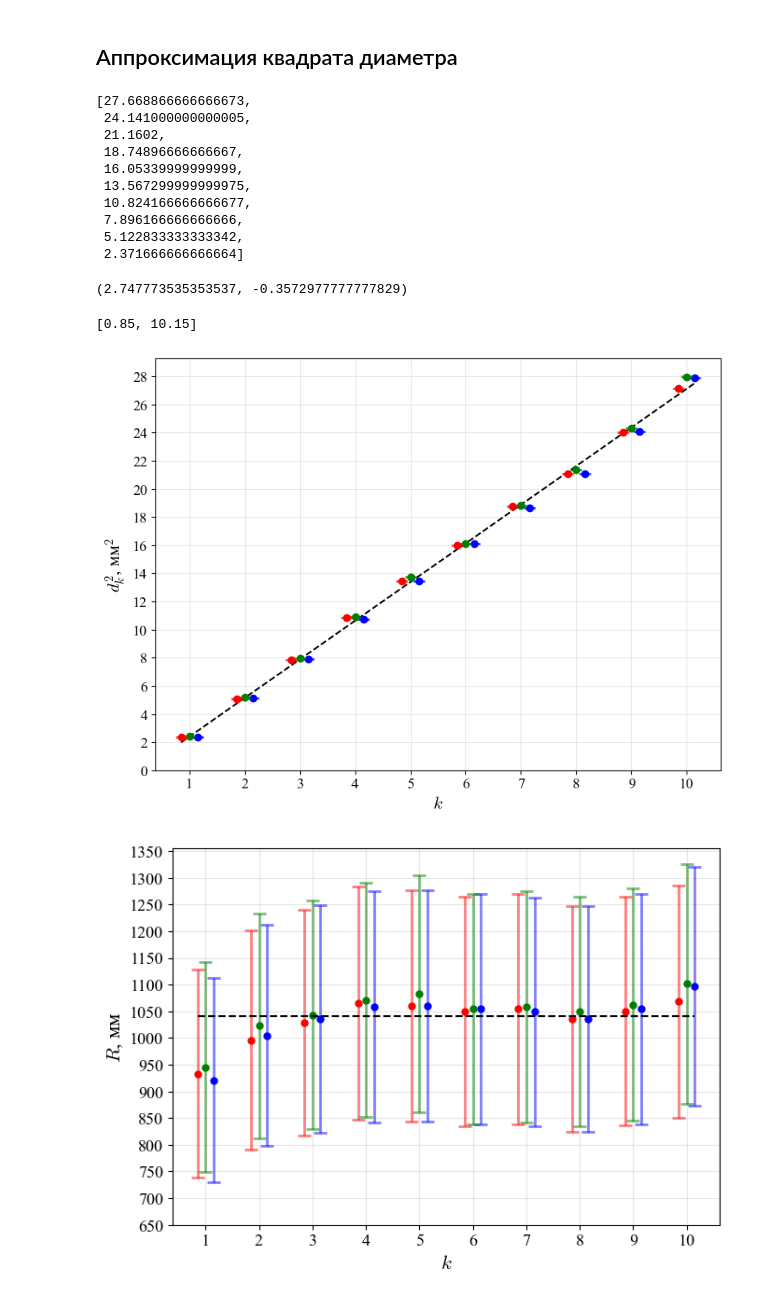
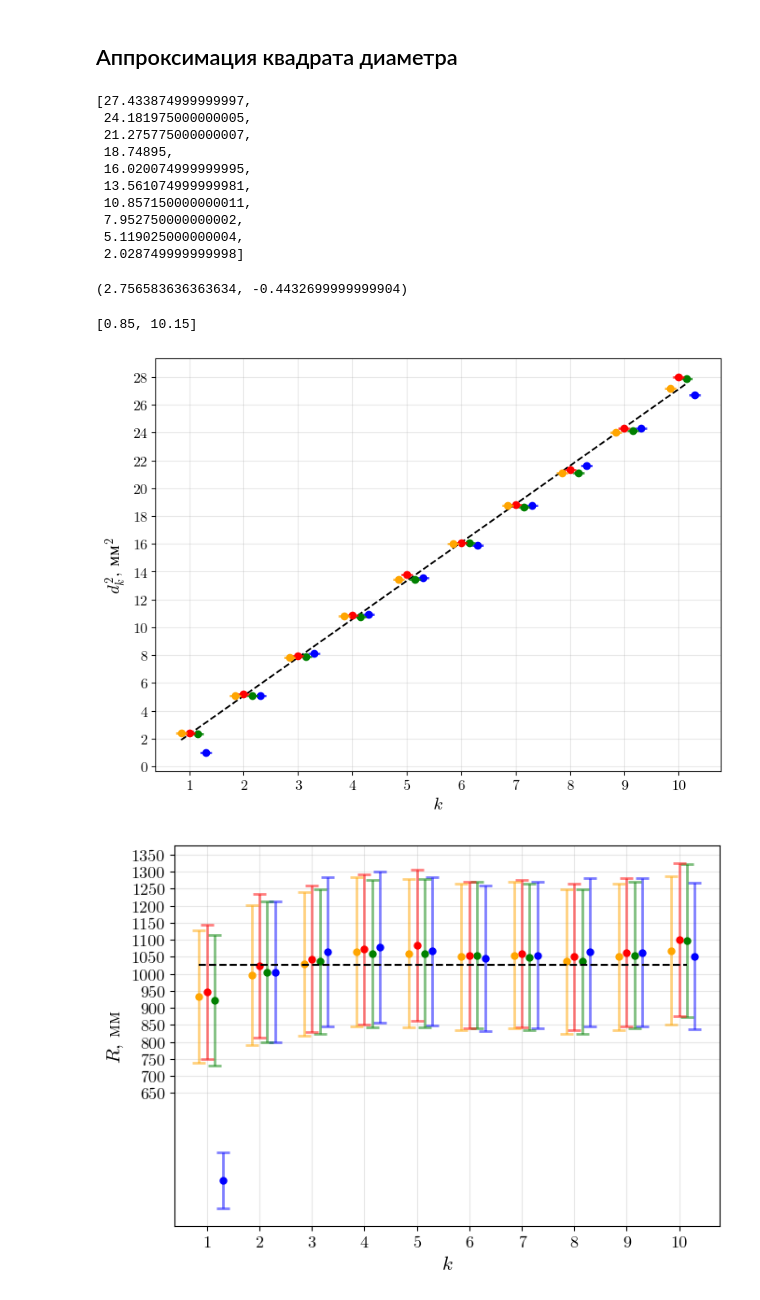
Before and after one commit to SerKin0/IBTC-physics-2k4s-latex-newton_ring, a Jupyter notebook: data/main.ipynb, the cells around one changed output. Saved outputs shown, nothing was run; the diff lists cells and outputs as text; code cells hidden in the pictures.

```diff
--- a/data/main.ipynb
+++ b/data/main.ipynb
@@ -7,7 +7,7 @@ import matplotlib.pyplot as plt
 import matplotlib.patches as patches
 import numpy as np
 
-plt.rcParams["font.family"] = "Times New Roman"
+plt.rcParams["font.family"] = "CMU Serif"
 plt.rcParams["mathtext.fontset"] = "cm"
 plt.rcParams["font.size"] = 14
 plt.rcParams["axes.titlesize"] = 16
@@ -33,6 +33,28 @@ delta_d = 5 * 1e-6
 # %%
 # --------------------------- Результаты измерений --------------------------- #
 tests = [
+    [
+        31.31,
+        31.43,
+        31.55,
+        31.72,
+        31.89,
+        32.03,
+        32.22,
+        32.46,
+        32.74,
+        33.06,
+        34.06,
+        35.00,
+        35.31,
+        35.53,
+        35.71,
+        35.88,
+        36.05,
+        36.20,
+        36.36,
+        36.48
+    ],
     [
         31.2,
         31.43,
@@ -313,22 +343,22 @@ for index in range(count_row):
 
 middle_square_diameters
 # %% [output]
-[27.668866666666673,
- 24.141000000000005,
- 21.1602,
- 18.74896666666667,
- 16.05339999999999,
- 13.567299999999975,
- 10.824166666666677,
- 7.896166666666666,
- 5.122833333333342,
- 2.371666666666664]
+[27.433874999999997,
+ 24.181975000000005,
+ 21.275775000000007,
+ 18.74895,
+ 16.020074999999995,
+ 13.561074999999981,
+ 10.857150000000011,
+ 7.952750000000002,
+ 5.119025000000004,
+ 2.028749999999998]
 # %%
 k_square_diameters, b_square_diameters = approx_line([i for i in range(10, 0, -1)], middle_square_diameters)
 
 k_square_diameters, b_square_diameters
 # %% [output]
-(2.747773535353537, -0.3572977777777829)
+(2.756583636363634, -0.4432699999999904)
 # %%
 fig, ax = plt.subplots(figsize=(8, 6))  # + явный размер
 
@@ -338,6 +368,7 @@ colors = [
     "blue",
     "green",
     "red",
+    "orange"
 ]
 trend = lambda x: k_square_diameters * x + b_square_diameters
 
@@ -379,7 +410,7 @@ fig.savefig('graph_1.pdf', bbox_inches='tight')
 plt.show()
 # %% [output]
 [0.85, 10.15]
-[figure, old version]
+[figure, new version]
 # %%
 middle = 0
 count = 0
@@ -399,31 +430,32 @@ y_points = [i for i in range(1, 11)]
 colors = [
     'blue',
     'green',
     'red',
+    'orange'
 ]
 
 length = len(radius_lenses)
 for index, (r, de_r, col) in enumerate(zip(radius_lenses, error_radius_lenses, colors)):
     window_y = [y - step * (index - length // 2) for y in y_points]
     ax.plot(window_y, r, 'o', markersize=5, color=col, label=f"Измерение {index+1}")
     ax.errorbar(window_y, r,
                 yerr=de_r,
                 fmt='none',
                 capsize=5,
                 capthick=2,
                 elinewidth=2,
                 ecolor=col,
                 alpha=0.5)
 
 plt.plot([1-step, 10+step], [middle_radius_lenses] * 2, '--', color='black')
 
 plt.xlabel("$k$")
 plt.ylabel("$R$, мм")
 plt.xticks(y_points)
 plt.yticks([i for i in range(650, 1400, 50)])
 ax.grid(True, alpha=0.3)
 plt.tight_layout()
 fig.savefig('graph_2.pdf', bbox_inches='tight')
 plt.show()
 # %% [output]
-[figure, old version]
+[figure, new version]
```
Also changed, not shown: parts of 6 cells of this notebook, 1 other file.
